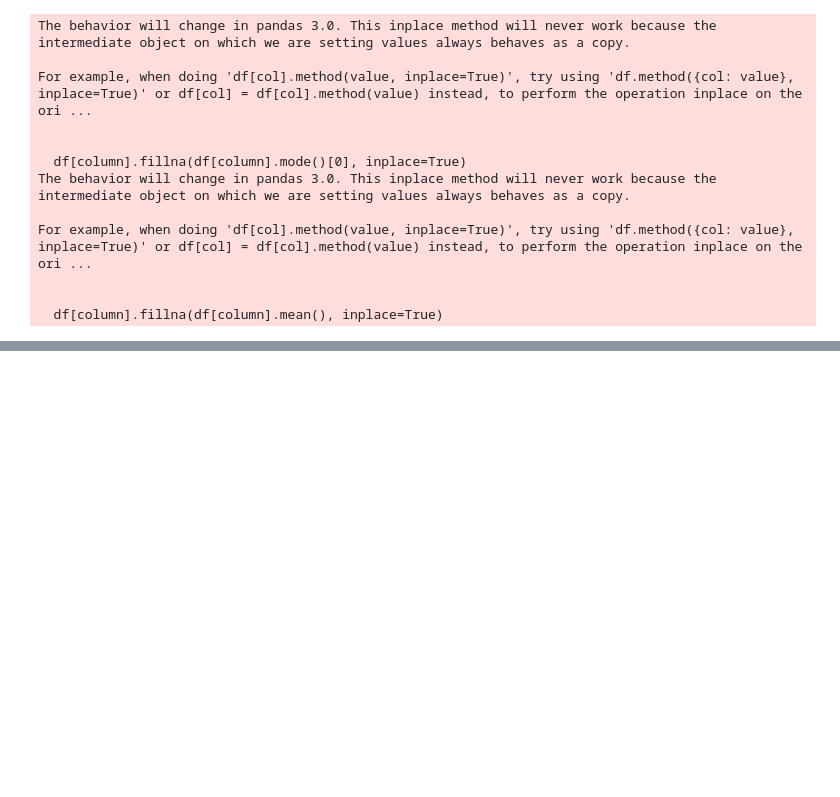
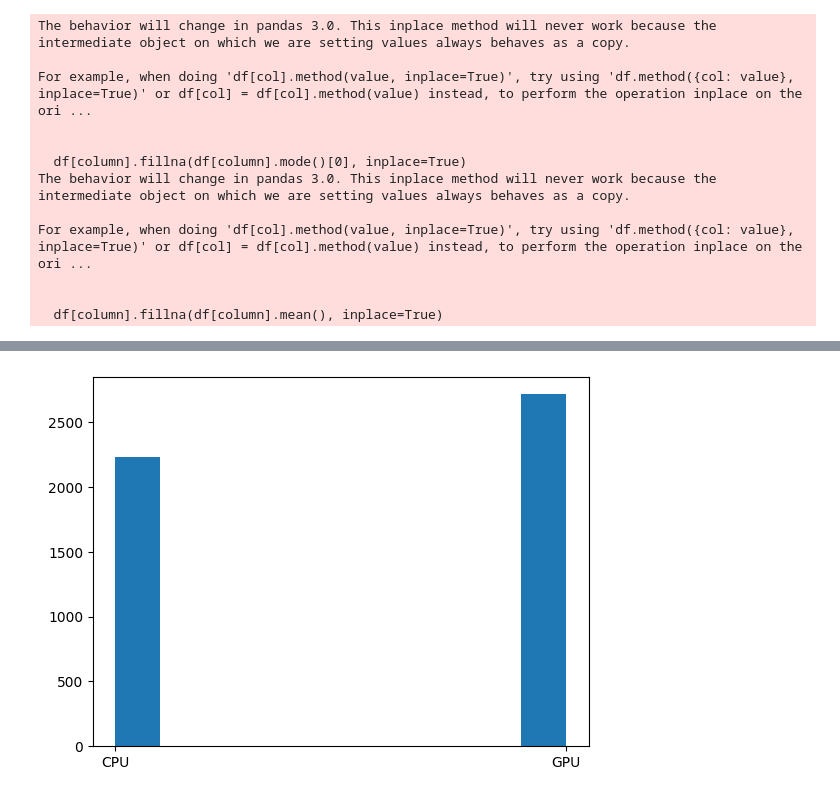
Before and after one commit to RichardKameri/MACHINE-LEARNING-1, a Jupyter notebook: Chip.ipynb, the cells around one changed output, grey strips where cells are left out. Drawn from its saved outputs; the diff is of its cells as text; code cells hidden in the pictures; blank space fills up the shorter version.

```diff
--- a/Chip.ipynb
+++ b/Chip.ipynb
@@ -167,0 +218,9 @@ dtype: int64
+# %%
+# drop columns
+df.drop(['Process Size (nm)', 'Release Date'], axis=1, inplace=True)
+# %%
+# drop the last two columns
+df.drop(df.columns[-2:], axis=1, inplace=True)
+# %%
+# drop the 3rd column
+df.drop(df.columns[2], axis=1, inplace=True)
@@ -167,0 +267,6 @@ dtype: int64
+# %%
+# histogram for Type
+plt.hist(df['Type'])
+plt.show()
+# %% [output]
+[figure, added]
```
Also changed, not shown: parts of 16 cells of this notebook.
